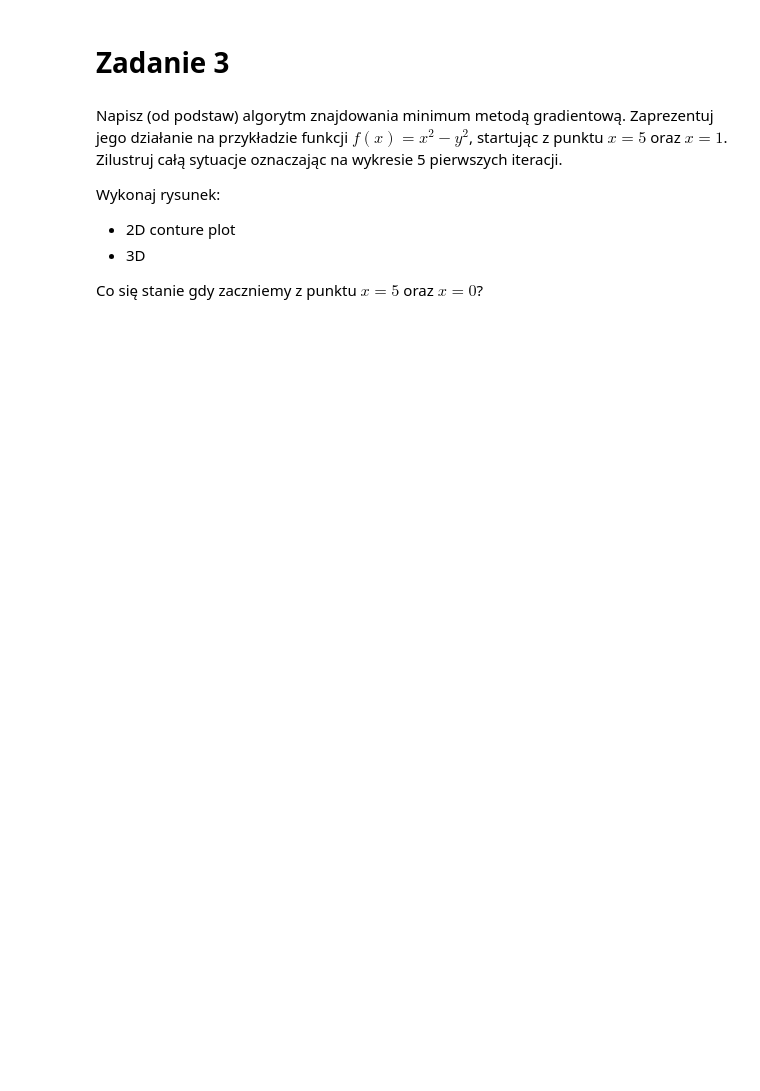
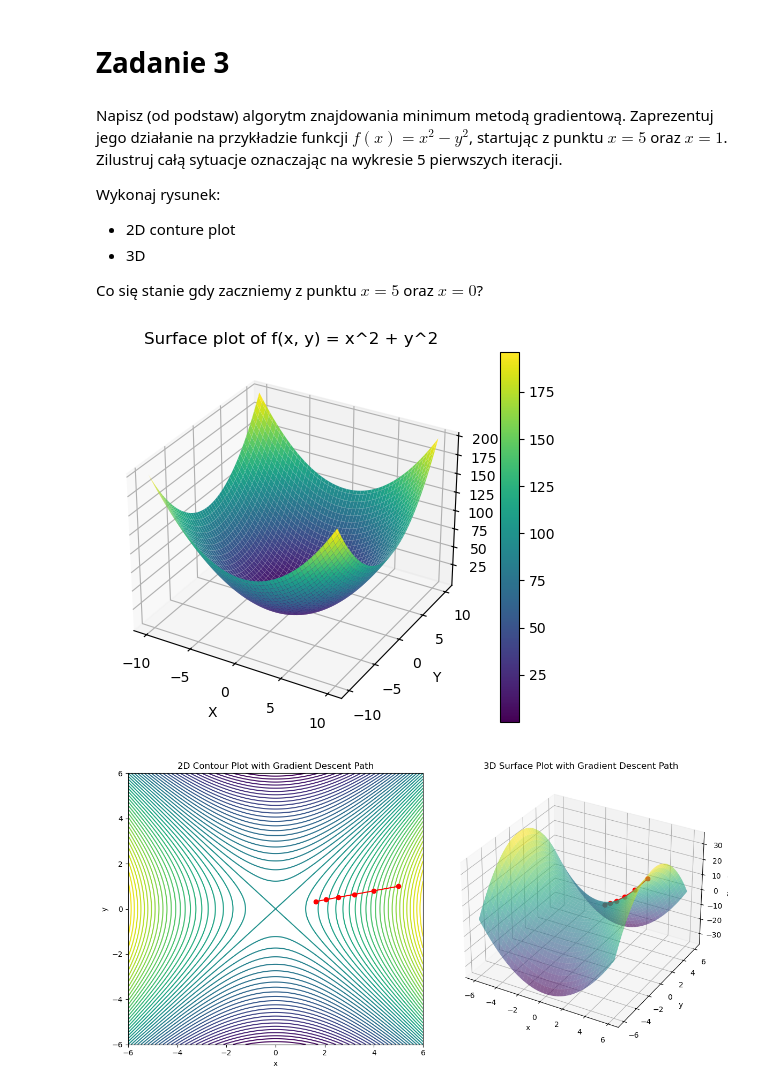
Before and after one commit to sit3kk/Basics-of-Artificial-Intelligence-Notebooks, a Jupyter notebook: Notebooks/4/AD_Z04_C_gradient_descent.ipynb, the cells around one changed output. Cells and saved outputs as stored; diff of their text form; code cells hidden in the pictures; blank space fills up the shorter version.

```diff
--- a/Notebooks/4/AD_Z04_C_gradient_descent.ipynb
+++ b/Notebooks/4/AD_Z04_C_gradient_descent.ipynb
@@ -301,3 +324,76 @@ Wykonaj rysunek:
   * 3D
 
 Co się stanie gdy zaczniemy z punktu $x=5$ oraz $x=0$?
+# %%
+import matplotlib.pyplot as plt
+from mpl_toolkits.mplot3d import Axes3D
+
+
+fig = plt.figure()
+ax = fig.add_subplot(111, projection="3d")
+
+
+surf = ax.plot_surface(X, Y, Z, cmap="viridis")
+
+
+ax.set_xlabel("X")
+ax.set_ylabel("Y")
+ax.set_zlabel("Z")
+ax.set_title("Surface plot of f(x, y) = x^2 + y^2")
+
+fig.colorbar(surf)
+
+plt.show()
+
+
+def grad_f(point):
+    x, y = point
+    return np.array([2*x, 2*y])
+
+
+def gradient_descent(starting_point, iterations, learning_rate):
+    points = [starting_point]
+    for _ in range(iterations):
+        current_point = points[-1]
+        gradient = grad_f(current_point)
+        new_point = current_point - learning_rate * gradient
+        points.append(new_point)
+    return np.array(points)
+
+
+starting_point = np.array([5, 1])
+iterations = 5
+learning_rate = 0.1
+
+points = gradient_descent(starting_point, iterations, learning_rate)
+
+x = np.linspace(-6, 6, 400)
+y = np.linspace(-6, 6, 400)
+X, Y = np.meshgrid(x, y)
+Z = X**2 - Y**2
+
+plt.figure(figsize=(12, 6))
+
+# Left plot - 2D contour
+plt.subplot(1, 2, 1)
+plt.contour(X, Y, Z, levels=50, cmap="viridis")
+plt.plot(points[:, 0], points[:, 1], "ro-")
+plt.title("2D Contour Plot with Gradient Descent Path")
+plt.xlabel("x")
+plt.ylabel("y")
+
+# Right plot - 3D surface plot
+ax = plt.subplot(1, 2, 2, projection="3d")
+ax.plot_surface(X, Y, Z, rstride=10, cstride=10, alpha=0.6, cmap="viridis")
+ax.plot(points[:, 0], points[:, 1], points[:, 0] ** 2 - points[:, 1] ** 2, "ro-")
+ax.set_title("3D Surface Plot with Gradient Descent Path")
+ax.set_xlabel("x")
+ax.set_ylabel("y")
+ax.set_zlabel("f(x, y)")
+
+# Show the plots
+plt.tight_layout()
+plt.show()
+# %% [output]
+[figure, added]
+[figure, added]
```
Also changed, not shown: parts of 5 cells of this notebook.
